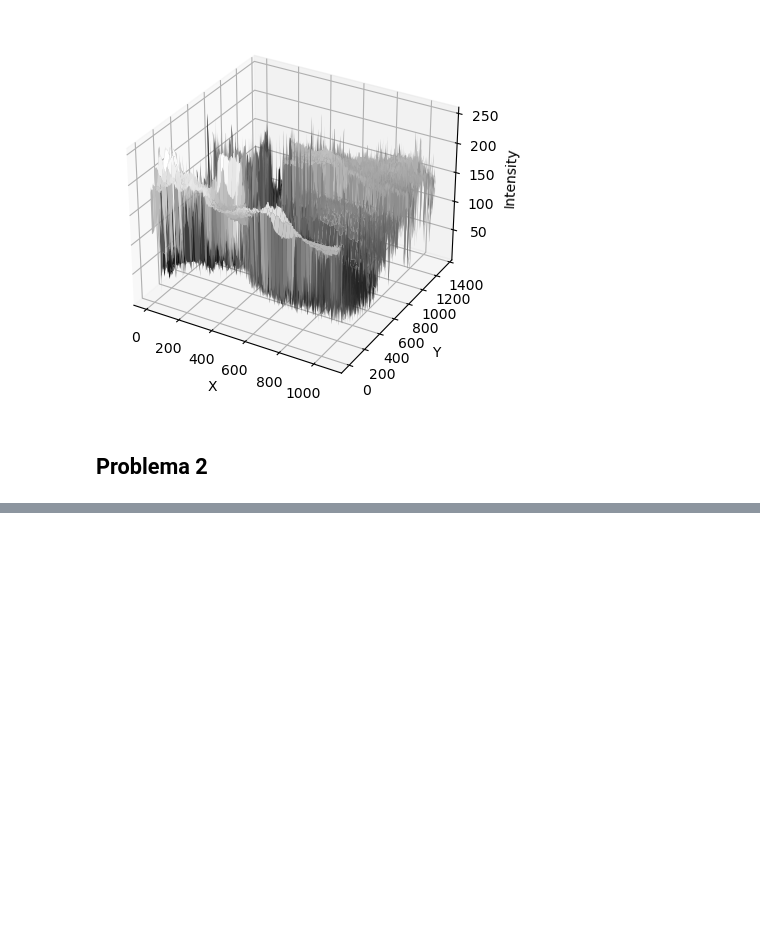
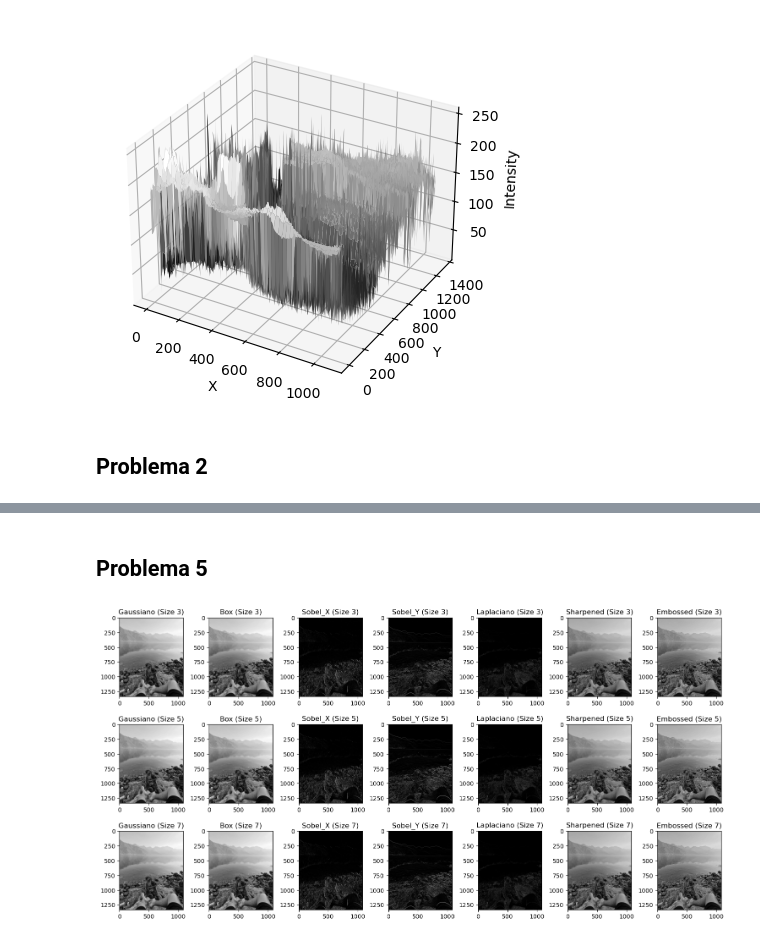
Before and after one commit to pablogalileo/classproject, a Jupyter notebook: Lab2/Lab 2.ipynb, the cells around one changed output, grey strips where cells are left out. Saved outputs shown, nothing was run; the diff lists cells and outputs as text; code cells hidden in the pictures; blank space fills up the shorter version.

```diff
--- a/Lab2/Lab 2.ipynb
+++ b/Lab2/Lab 2.ipynb
@@ -90,0 +221,57 @@ plt.show()
+# %% [markdown]
+## Problema 5
+# %%
+#Cargamos la imagen
+image = cv2.imread('lago.jpg', cv2.IMREAD_GRAYSCALE)
+
+#Tamaños de Kernel
+kernel_sizes = [3, 5, 7]
+
+gaussian_kernel = cv2.getGaussianKernel(7, 1.5)
+box_kernel = np.ones((3, 3), np.float32) / 9
+sobel_kernel_x = np.array([[-1, 0, 1], [-2, 0, 2], [-1, 0, 1]])
+sobel_kernel_y = np.array([[1, 2, 1], [0, 0, 0], [-1, -2, -1]])
+laplacian_kernel = np.array([[0, -1, 0], [-1, 4, -1], [0, -1, 0]])
+sharpening_kernel = np.array([[0, -1, 0], [-1, 5, -1], [0, -1, 0]])
+embossing_kernel = np.array([[-2, -1, 0], [-1, 1, 1], [0, 1, 2]])
+
+#Filtros de convolucion
+results = {}
+for size in kernel_sizes:
+    gaussian_filtered = cv2.filter2D(image, -1, gaussian_kernel)
+    box_filtered = cv2.filter2D(image, -1, box_kernel)
+    sobel_x_filtered = cv2.filter2D(image, -1, sobel_kernel_x)
+    sobel_y_filtered = cv2.filter2D(image, -1, sobel_kernel_y)
+    laplacian_filtered = cv2.filter2D(image, -1, laplacian_kernel)
+    sharpened = cv2.filter2D(image, -1, sharpening_kernel)
+    embossed = cv2.filter2D(image, -1, embossing_kernel)
+
+    #Guardamos resultados
+    results[size] = {
+        'Gaussiano': gaussian_filtered,
+        'Box': box_filtered,
+        'Sobel_X': sobel_x_filtered,
+        'Sobel_Y': sobel_y_filtered,
+        'Laplaciano': laplacian_filtered,
+        'Sharpened': sharpened,
+        'Embossed': embossed
+    }
+
+# Display the results
+subplot_columns = 7  # Number of subplots per row
+subplot_rows = len(kernel_sizes) * len(results[kernel_sizes[0]]) // subplot_columns + 1
+
+plt.figure(figsize=(15, 10))
+
+subplot_index = 1
+for size in kernel_sizes:
+    for filter_name, filter_result in results[size].items():
+        plt.subplot(subplot_rows, subplot_columns, subplot_index)
+        plt.imshow(filter_result, cmap='gray')
+        plt.title(f'{filter_name} (Size {size})')
+        subplot_index += 1
+
+plt.tight_layout()
+plt.show()
+# %% [output]
+[figure, added]
```
Also changed, not shown: parts of 6 cells of this notebook, 6 other files.
